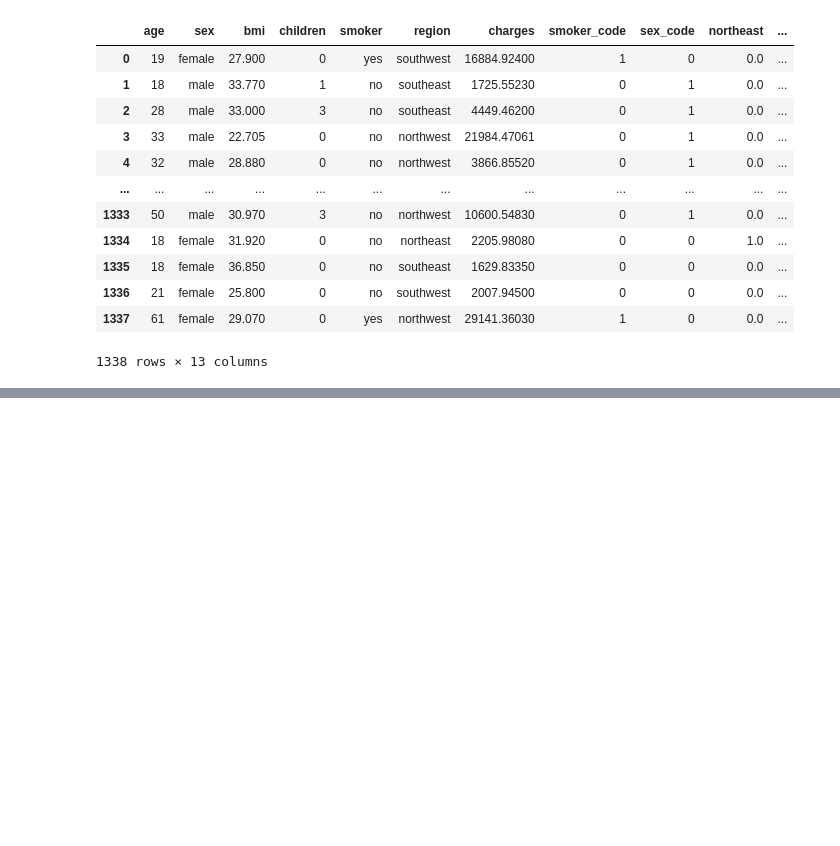
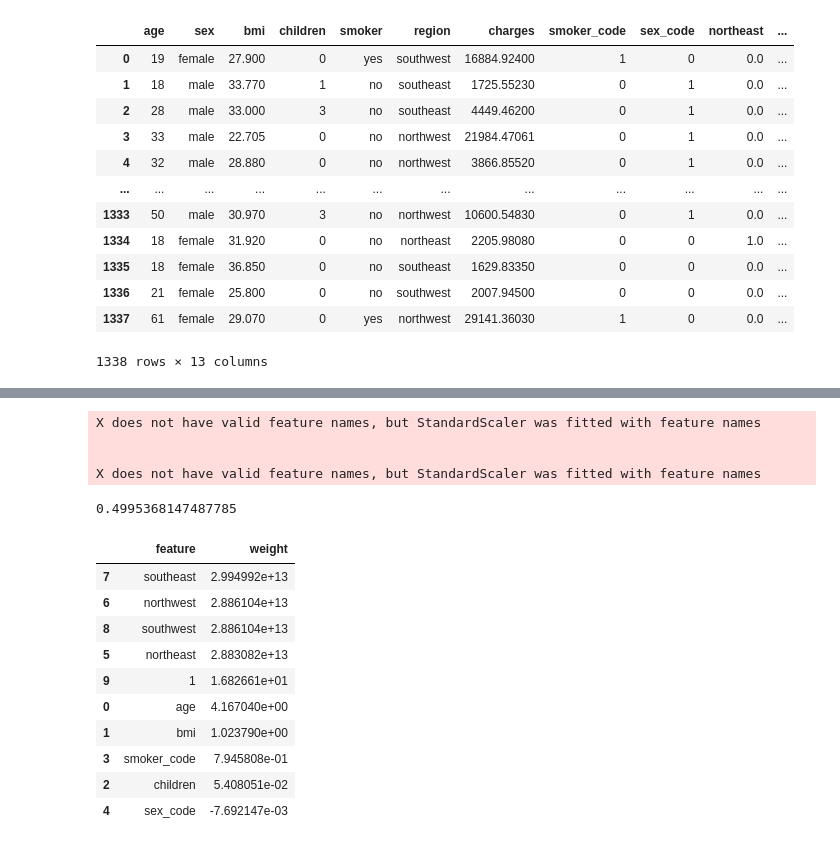
Before and after one commit to abolfazlshahsavaryyy/sklearn, a Jupyter notebook: sklearn.ipynb, the cells around one changed output, grey strips where cells are left out. Cells and saved outputs as stored; diff of their text form; code cells hidden in the pictures; blank space fills up the shorter version.

```diff
--- a/sklearn.ipynb
+++ b/sklearn.ipynb
@@ -585,0 +602,3 @@ mdf
+# %%
+input_scaler=scaler.transform(mdf[number_columns])
+input_scaler
@@ -585,0 +648,43 @@ mdf
+# %%
+inputs=np.concatenate((input_scaler,cat_data),axis=1)
+target=mdf.charges
+
+scaler=StandardScaler()
+scaler.fit(mdf[number_columns+cat_cols])
+
+inputs=scaler.transform(inputs)
+
+scaler=StandardScaler()
+scaler.fit(mdf[["charges"]])
+
+target=scaler.transform(np.reshape((target),(-1,1)))
+
+module=LinearRegression().fit(inputs,target)
+
+pred=module.predict(inputs)
+
+cul_rmse(target,pred)
+# %% [output]
+X does not have valid feature names, but StandardScaler was fitted with feature names
+
+
+X does not have valid feature names, but StandardScaler was fitted with feature names
+0.4995368147487785
+# %%
+weight_df=pd.DataFrame({
+    'feature':np.append(number_columns+cat_cols,1),
+    'weight':np.append(module.coef_,module.intercept_)
+})
+weight_df.sort_values('weight',ascending=False)
+# %% [output]
+|  | feature | weight |
+| 7 | southeast | 2.994992e+13 |
+| 6 | northwest | 2.886104e+13 |
+| 8 | southwest | 2.886104e+13 |
+| 5 | northeast | 2.883082e+13 |
+| 9 | 1 | 1.682661e+01 |
+| 0 | age | 4.167040e+00 |
+| 1 | bmi | 1.023790e+00 |
+| 3 | smoker_code | 7.945808e-01 |
+| 2 | children | 5.408051e-02 |
+| 4 | sex_code | -7.692147e-03 |
```
Also changed, not shown: parts of 11 cells of this notebook.
